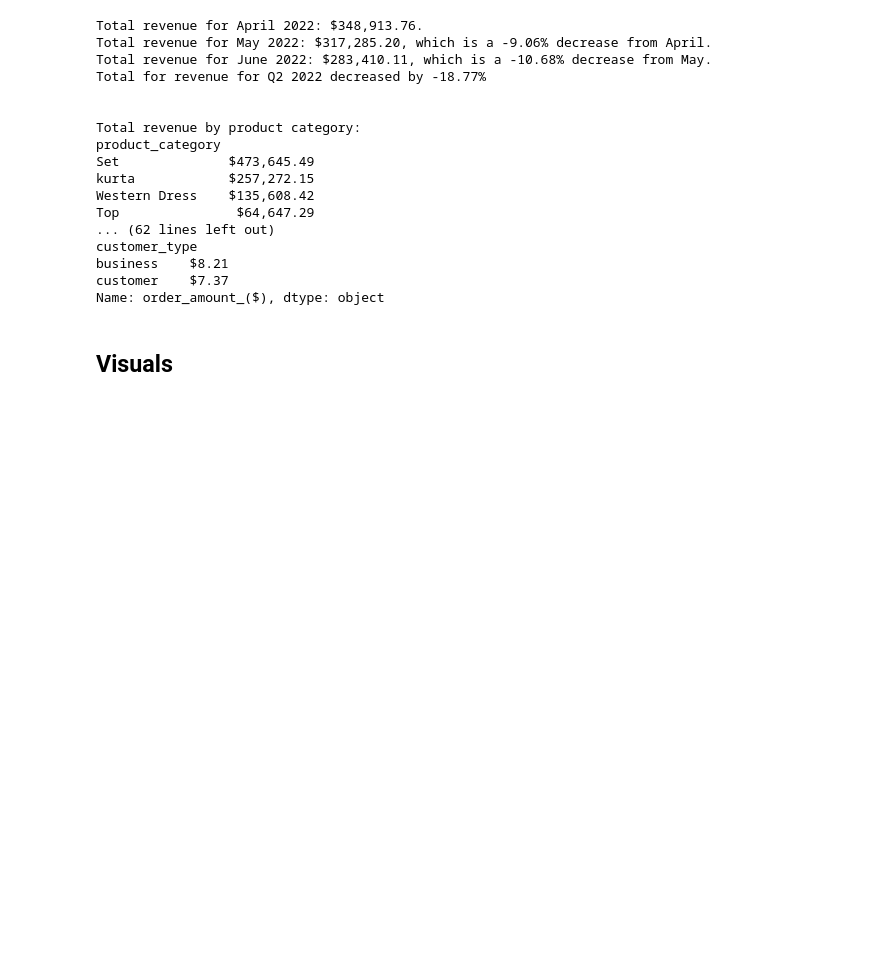
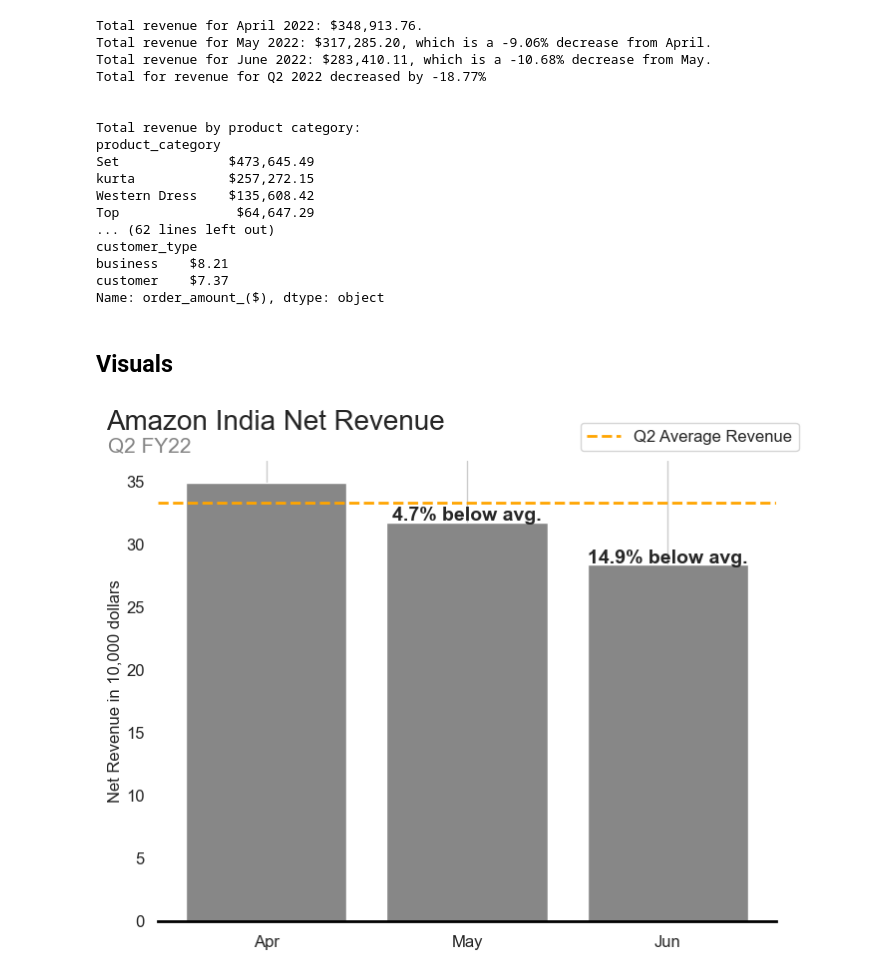
Before and after one commit to CC-Sev/E-Commerce-Sales-Dataset-Analysis, a Jupyter notebook: amazon_sales_data.ipynb, the cells around one changed output. Saved outputs shown, nothing was run; the diff lists cells and outputs as text; code cells hidden in the pictures; blank space fills up the shorter version.

Commit message:
visuals ip

```diff
--- a/amazon_sales_data.ipynb
+++ b/amazon_sales_data.ipynb
@@ -542,3 +542,61 @@ customer    $7.37
 Name: order_amount_($), dtype: object
 # %% [markdown]
 ## Visuals
+# %%
+import matplotlib.ticker as ticker
+sns.set_style('whitegrid')
+
+# Group the data by month and calculate the toal sales revenue
+monthly_sales = df.groupby(pd.Grouper(key='date', freq='M')).agg({'order_amount_($)': 'sum'})
+
+# Get latest month revenue and average quarterly revenue
+latest_month_revenue = monthly_sales.tail(1).iloc[0][0]
+avg_quarterly_revenue = monthly_sales.tail(3).head(2).mean()[0]
+
+# Compute percentage below average revenue for quarter
+fig, ax = plt.subplots(figsize=(8,6))
+bars = ax.bar(monthly_sales.index.strftime('%b'), monthly_sales['order_amount_($)'], color = '#878787')
+
+# Add label above each bar with the percentage beloq the average revenue for the quarter
+for i, bar in enumerate(bars):
+    if i == len(bars) - 1 or i < len(bars) - 2:
+        continue
+    month_sales = monthly_sales.iloc[i]['order_amount_($)']
+    pct_below_avg = round((1- (month_sales / avg_quarterly_revenue)) * 100, 1)
+    ax.annotate(f'{pct_below_avg}% below avg.', xy=(bar.get_x()+bar.get_width()/2, bar.get_height()-7000),
+                xytext=(0,5), textcoords='offset points', fontweight='bold', ha='center', va='bottom', fontsize=14)
+
+# Add label above the latest bar with the percentage below the average revenue for the quarter
+latest_bar = bars[-1]
+latest_month_sales = latest_bar.get_height()
+pct_below_avg = round((1 - (latest_month_sales / avg_quarterly_revenue)) * 100, 1)
+ax.annotate(f'{pct_below_avg}% below avg.',
+            xy=(latest_bar.get_x() + latest_bar.get_width()/2, latest_bar.get_height()-7000),
+            xytext=(0,5), textcoords='offset points', fontweight='bold',
+            ha='center', va='bottom', fontsize=14)
+
+# Add horizontal line at the average quarterly income
+plt.axhline(avg_quarterly_revenue, linestyle='--', color='orange', linewidth=2, label='Q2 Average Revenue')
+
+ax.set_title('Amazon India Net Revenue', fontsize=20, x=.19, y=1.05)
+ax.text(-.08, 1.02, 'Q2 FY22', fontsize=15, color='#878787', transform=ax.transAxes)
+ax.set_xlabel(None)
+ax.set_yticklabels(list(range(0,41,5)))
+ax.set_ylabel('Net Revenue in 10,000 dollars', fontsize=12, labelpad=3)
+
+ax.yaxis.grid(linestyle='--', color='gray', linewidth=0.5, dashes=(8,5))
+ax.yaxis.grid(False)
+
+plt.legend(bbox_to_anchor=(1,1,.05, 0.1), fontsize=12, fancybox=True)
+
+ax.tick_params(axis='both', labelsize=12)
+
+#Remove top and right params
+ax.spines['top'].set_visible(False)
+ax.spines['right'].set_visible(False)
+ax.spines['left'].set_visible(False)
+ax.spines['bottom'].set_linewidth(2)
+ax.spines['bottom'].set_color('black')
+plt.show()
+# %% [output]
+[figure, added]
```
Also changed, not shown: parts of 1 cell of this notebook.
